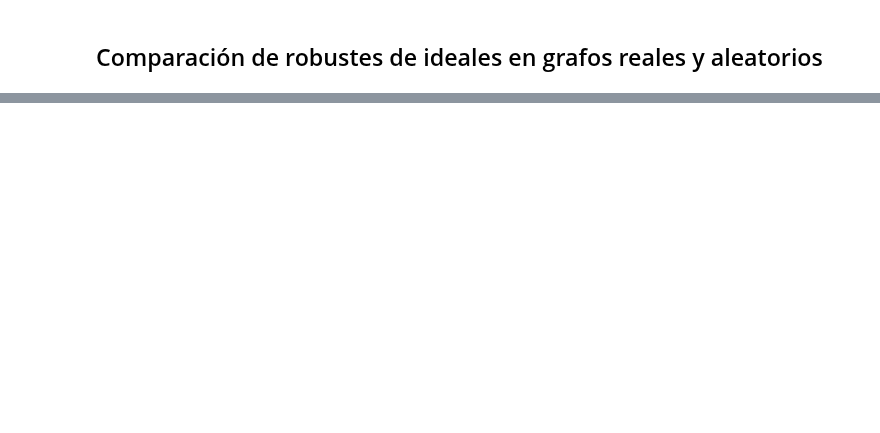
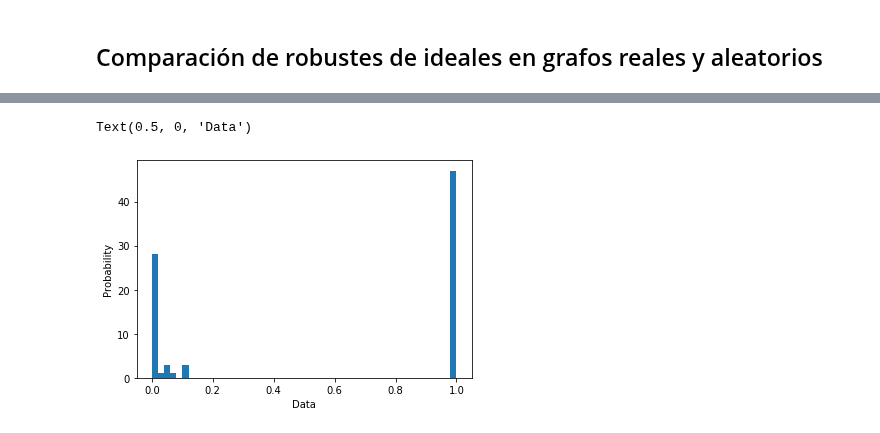
Before and after one commit to josebaboun/Alcantarillado-COVID, a Jupyter notebook: Otros archivos/Tree_generation.ipynb, the cells around one changed output, grey strips where cells are left out. Cells and saved outputs as stored; diff of their text form; code cells hidden in the pictures; blank space fills up the shorter version.

```diff
--- a/Otros archivos/Tree_generation.ipynb
+++ b/Otros archivos/Tree_generation.ipynb
@@ -20,7 +21,8 @@ path_geom = '../data/graph_geom_corrected_cycles.csv'
 geometry = gpd.read_file(path_geom, GEOM_POSSIBLE_NAMES="geometry", KEEP_GEOM_COLUMNS="NO")
 
 path = '../data/corrected_dijkstra.csv'
-csv_grafo = pd.read_csv(path, sep=',')
+path = path_geom
+csv_grafo = pd.read_csv(path, sep=';') #, sep=','
 
 path_pesos = '../data/pesos_tapas.csv'
 pesos = pd.read_csv(path_pesos)
@@ -342,3 +374,18 @@ len(G_.nodes()), len(G_.edges())
 # Idea: para todo nodo registrar el porcentaje de variación entre su ideal normal y robusto
 # Se grafica la distribución. Junto con eso, se registra el promedio
 # Se hace lo mismo en la instancia real y en la aleatoria. Se comparan resultados.
+def get_size_robust(G, V_, node):
+    N = len(V_)
+    if V_[node]:
+        return 0
+    if node == root:
+        return N - sum(V_)
+    V = [0] * N
+    V[root] = 1; Q = deque([root]);
+    while Q:
+        u = Q.popleft()
+        for v in G.predecessors(u):
+            if not V[v] and v != node:
+                V[v] = 1
+                Q.append(v)
+    return sum([1 for u in range(N) if V_[u] + V[u] == 0])
@@ -344,0 +394,22 @@ len(G_.nodes()), len(G_.edges())
+# %%
+def split(a, n):
+    k, m = divmod(len(a), n)
+    return (a[i*k+min(i, m):(i+1)*k+min(i+1, m)] for i in range(n))
+# %%
+nodes_G = list(G.nodes())
+root = 744
+N = len(nodes_G)
+differences_original_1, differences_original_2, differences_original_3 = list(), list(), list()
+differences_1, differences_2, differences_3 = split(list(range(len(nodes_G))), 3)
+for i in range(len(nodes_G)):
+    node = nodes_G[i]
+    size = get_size(G, [0] * N , node)
+    if size in differences_1:
+        size_robust = get_size_robust(G, [0] * N , node)
+        differences_original_1.append(size_robust / size)
+    if size in differences_2:
+        size_robust = get_size_robust(G, [0] * N , node)
+        differences_original_2.append(size_robust / size)
+    if size in differences_3:
+        size_robust = get_size_robust(G, [0] * N , node)
+        differences_original_3.append(size_robust / size)
@@ -344,0 +423,7 @@ len(G_.nodes()), len(G_.edges())
+# %%
+plt.hist(differences_original_2, bins=50)  # density=False would make counts
+plt.ylabel('Probability')
+plt.xlabel('Data')
+# %% [output]
+Text(0.5, 0, 'Data')
+[figure, added]
```
Also changed, not shown: parts of 20 cells of this notebook.
